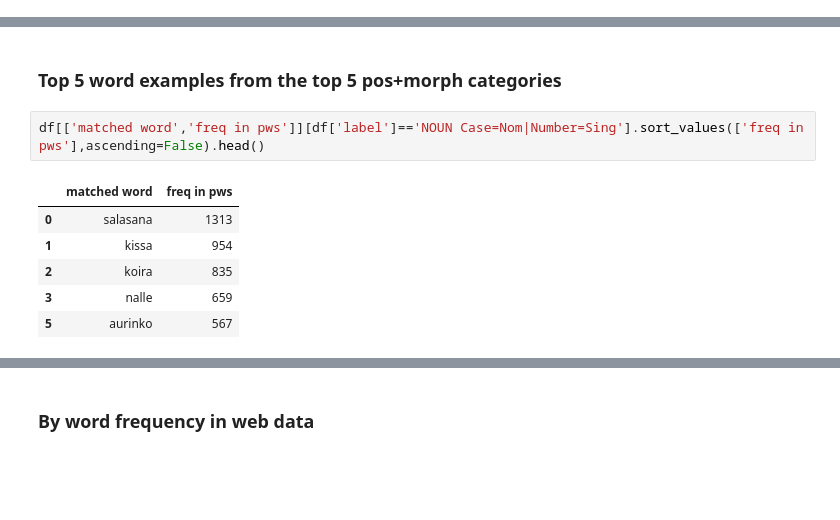
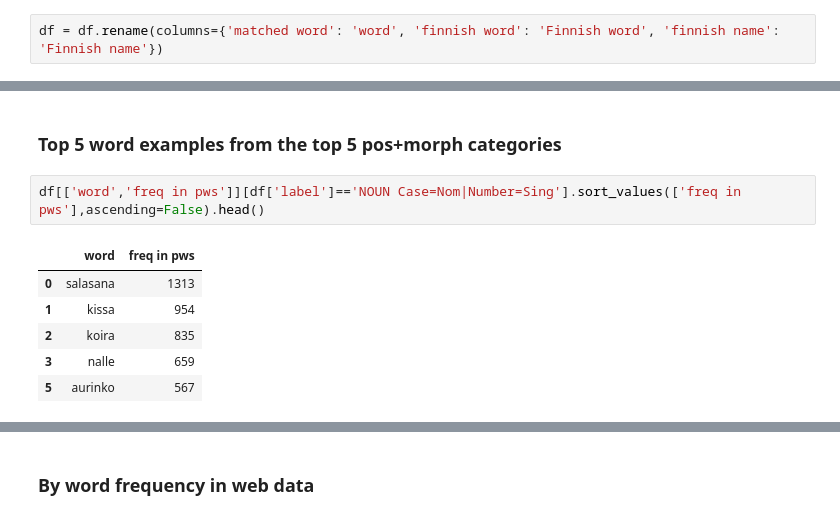
Before and after one commit to elmasyr/pw, a Jupyter notebook: PW_pivot_all.ipynb, the cells around one changed output, grey strips where cells are left out. Drawn from its saved outputs; the diff is of its cells as text; blank space fills up the shorter version.

```diff
--- a/PW_pivot_all.ipynb
+++ b/PW_pivot_all.ipynb
@@ -32,3 +32,5 @@ df.head()
 | 2 | koira | 835 | 138611 | 137680 | NOUN | Case=Nom|Number=Sing | True | False |
 | 3 | nalle | 659 | 8667 | 5053 | NOUN | Case=Nom|Number=Sing | True | True |
 | 4 | johanna | 567 | 39837 | 39280 | PROPN | Case=Nom|Number=Sing | False | True |
+# %%
+df = df.rename(columns={'matched word': 'word', 'finnish word': 'Finnish word', 'finnish name': 'Finnish name'})
@@ -131,9 +293,9 @@ df.head()
 # %% [markdown]
 ### Top 5 word examples from the top 5 pos+morph categories
 # %%
-df[['matched word','freq in pws']][df['label']=='NOUN Case=Nom|Number=Sing'].sort_values(['freq in pws'],ascending=False).head()
+df[['word','freq in pws']][df['label']=='NOUN Case=Nom|Number=Sing'].sort_values(['freq in pws'],ascending=False).head()
 # %% [output]
-|  | matched word | freq in pws |
+|  | word | freq in pws |
 | 0 | salasana | 1313 |
 | 1 | kissa | 954 |
 | 2 | koira | 835 |
```
Also changed, not shown: parts of 33 cells of this notebook.
